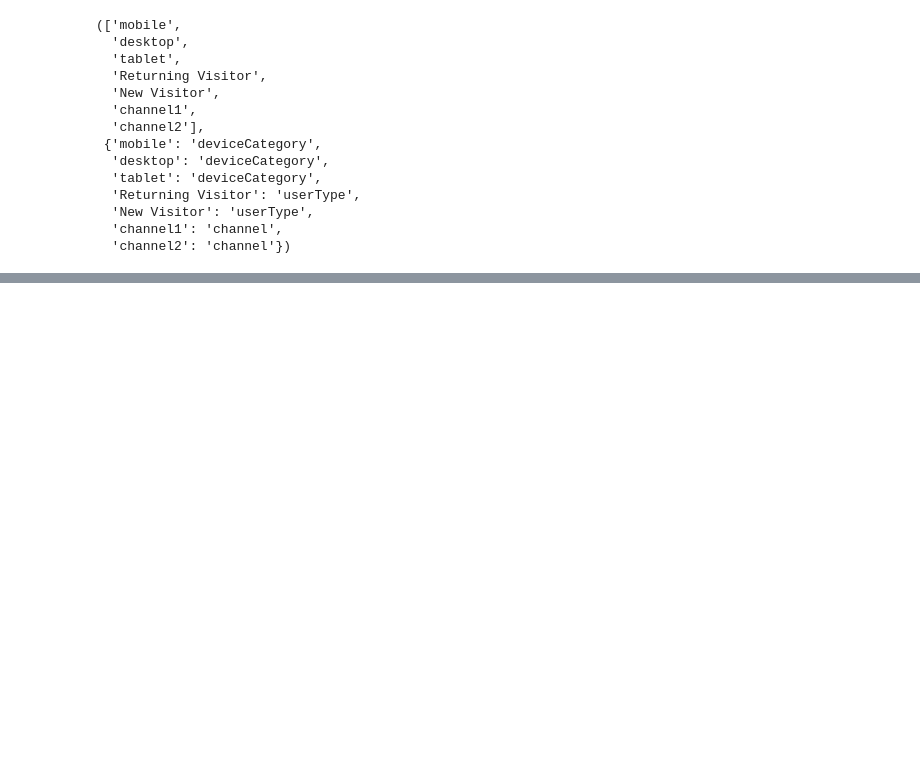
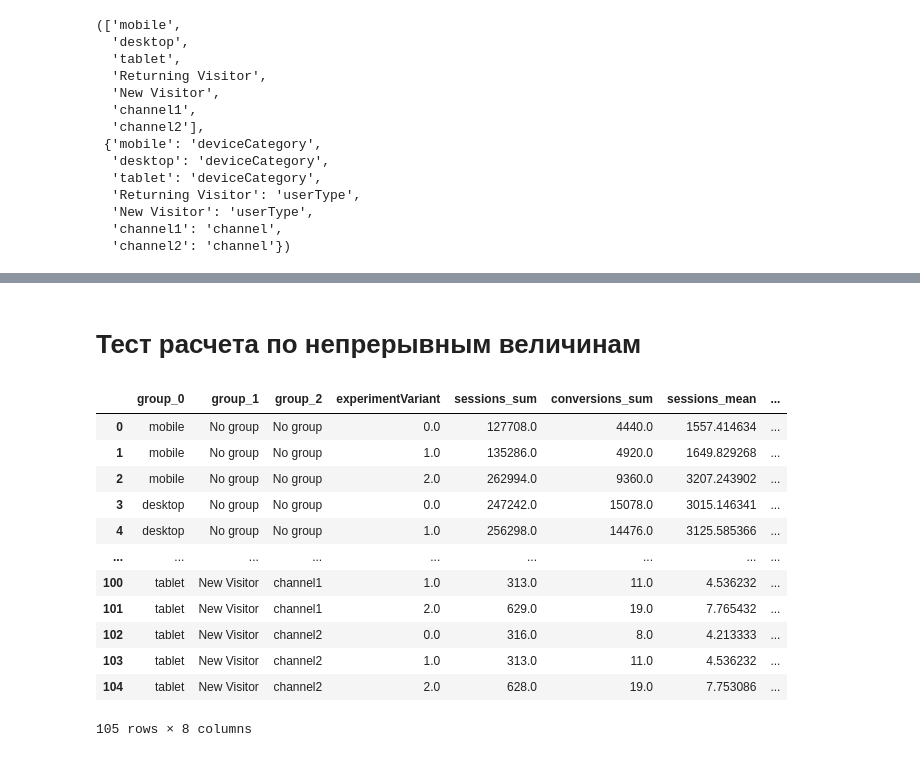
Before and after one commit to realweb-msk/RwAB, a Jupyter notebook: test.ipynb, the cells around one changed output, grey strips where cells are left out. Drawn from its saved outputs; the diff is of its cells as text; code cells hidden in the pictures; blank space fills up the shorter version.

```diff
--- a/test.ipynb
+++ b/test.ipynb
@@ -230,0 +365,2 @@ compute_combinations(
+# %% [markdown]
+# Тест расчета по непрерывным величинам
@@ -230,0 +373,16 @@ compute_combinations(
+# %%
+summary
+# %% [output]
+|  | group_0 | group_1 | group_2 | experimentVariant | sessions_sum | conversions_sum | sessions_mean | ... |
+| 0 | mobile | No group | No group | 0.0 | 127708.0 | 4440.0 | 1557.414634 | ... |
+| 1 | mobile | No group | No group | 1.0 | 135286.0 | 4920.0 | 1649.829268 | ... |
+| 2 | mobile | No group | No group | 2.0 | 262994.0 | 9360.0 | 3207.243902 | ... |
+| 3 | desktop | No group | No group | 0.0 | 247242.0 | 15078.0 | 3015.146341 | ... |
+| 4 | desktop | No group | No group | 1.0 | 256298.0 | 14476.0 | 3125.585366 | ... |
+| ... | ... | ... | ... | ... | ... | ... | ... | ... |
+| 100 | tablet | New Visitor | channel1 | 1.0 | 313.0 | 11.0 | 4.536232 | ... |
+| 101 | tablet | New Visitor | channel1 | 2.0 | 629.0 | 19.0 | 7.765432 | ... |
+| 102 | tablet | New Visitor | channel2 | 0.0 | 316.0 | 8.0 | 4.213333 | ... |
+| 103 | tablet | New Visitor | channel2 | 1.0 | 313.0 | 11.0 | 4.536232 | ... |
+| 104 | tablet | New Visitor | channel2 | 2.0 | 628.0 | 19.0 | 7.753086 | ... |
+105 rows × 8 columns
```
Also changed, not shown: parts of 59 cells of this notebook, 3 other files.
